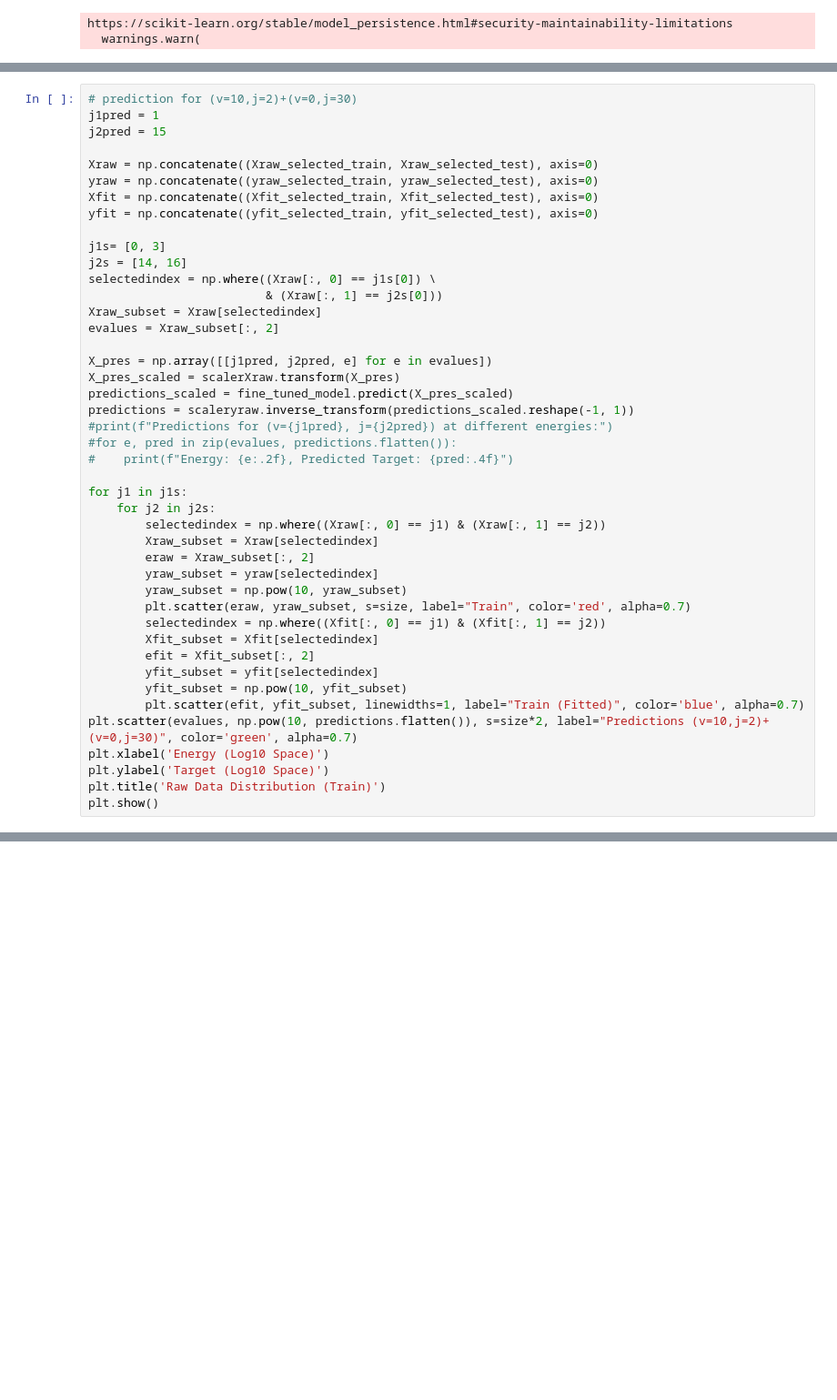
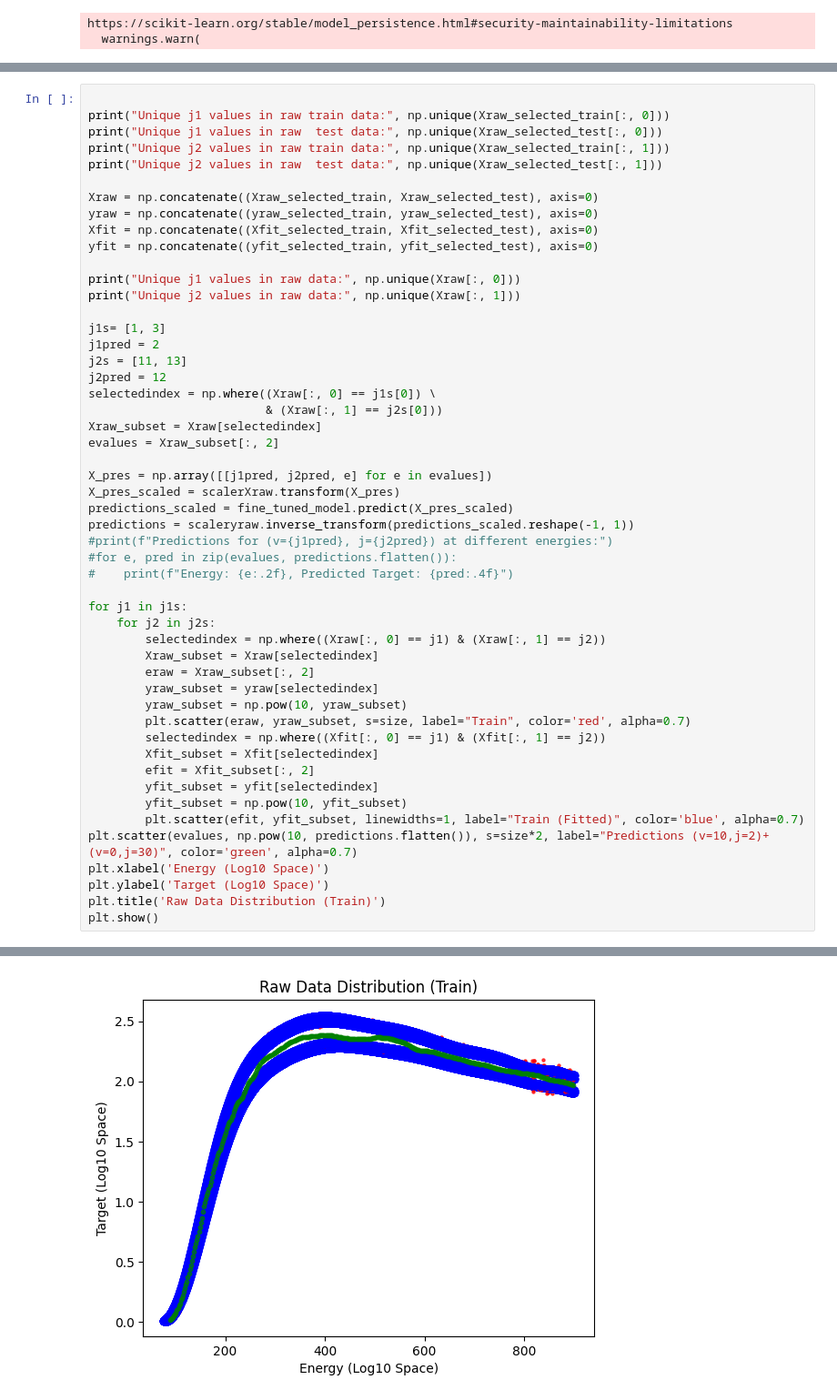
Before and after one commit to lstorchi/MultiFitter, a Jupyter notebook: testperv1v2models..ipynb, the cells around one changed output, grey strips where cells are left out. Shown at 91% size. Drawn from its saved outputs; the diff is of its cells as text; blank space fills up the shorter version.

```diff
--- a/testperv1v2models..ipynb
+++ b/testperv1v2models..ipynb
@@ -323,15 +316,22 @@ RMSE (Train): 0.0314, (Test): 0.0311
 # %%
-# prediction for (v=10,j=2)+(v=0,j=30)
-j1pred = 1
-j2pred = 15
+
+print("Unique j1 values in raw train data:", np.unique(Xraw_selected_train[:, 0]))
+print("Unique j1 values in raw  test data:", np.unique(Xraw_selected_test[:, 0]))
+print("Unique j2 values in raw train data:", np.unique(Xraw_selected_train[:, 1]))
+print("Unique j2 values in raw  test data:", np.unique(Xraw_selected_test[:, 1]))
 
 Xraw = np.concatenate((Xraw_selected_train, Xraw_selected_test), axis=0)
 yraw = np.concatenate((yraw_selected_train, yraw_selected_test), axis=0)
 Xfit = np.concatenate((Xfit_selected_train, Xfit_selected_test), axis=0)
 yfit = np.concatenate((yfit_selected_train, yfit_selected_test), axis=0)
 
-j1s= [0, 3]
-j2s = [14, 16]
+print("Unique j1 values in raw data:", np.unique(Xraw[:, 0]))
+print("Unique j2 values in raw data:", np.unique(Xraw[:, 1]))
+
+j1s= [1, 3]
+j1pred = 2
+j2s = [11, 13]
+j2pred = 12
 selectedindex = np.where((Xraw[:, 0] == j1s[0]) \
                          & (Xraw[:, 1] == j2s[0]))
 Xraw_subset = Xraw[selectedindex]
@@ -364,3 +364,4 @@ plt.xlabel('Energy (Log10 Space)')
 plt.ylabel('Target (Log10 Space)')
 plt.title('Raw Data Distribution (Train)')
 plt.show()
+# %% [output]
@@ -367,3 +375,4 @@ plt.show()
+[figure, added]
 # %%
 evaluesraw = np.load('evaluesraw.npz')['evalues']
 evaluesfit = np.load('evaluesfit.npz')['evalues']
```
Also changed, not shown: parts of 6 cells of this notebook.
